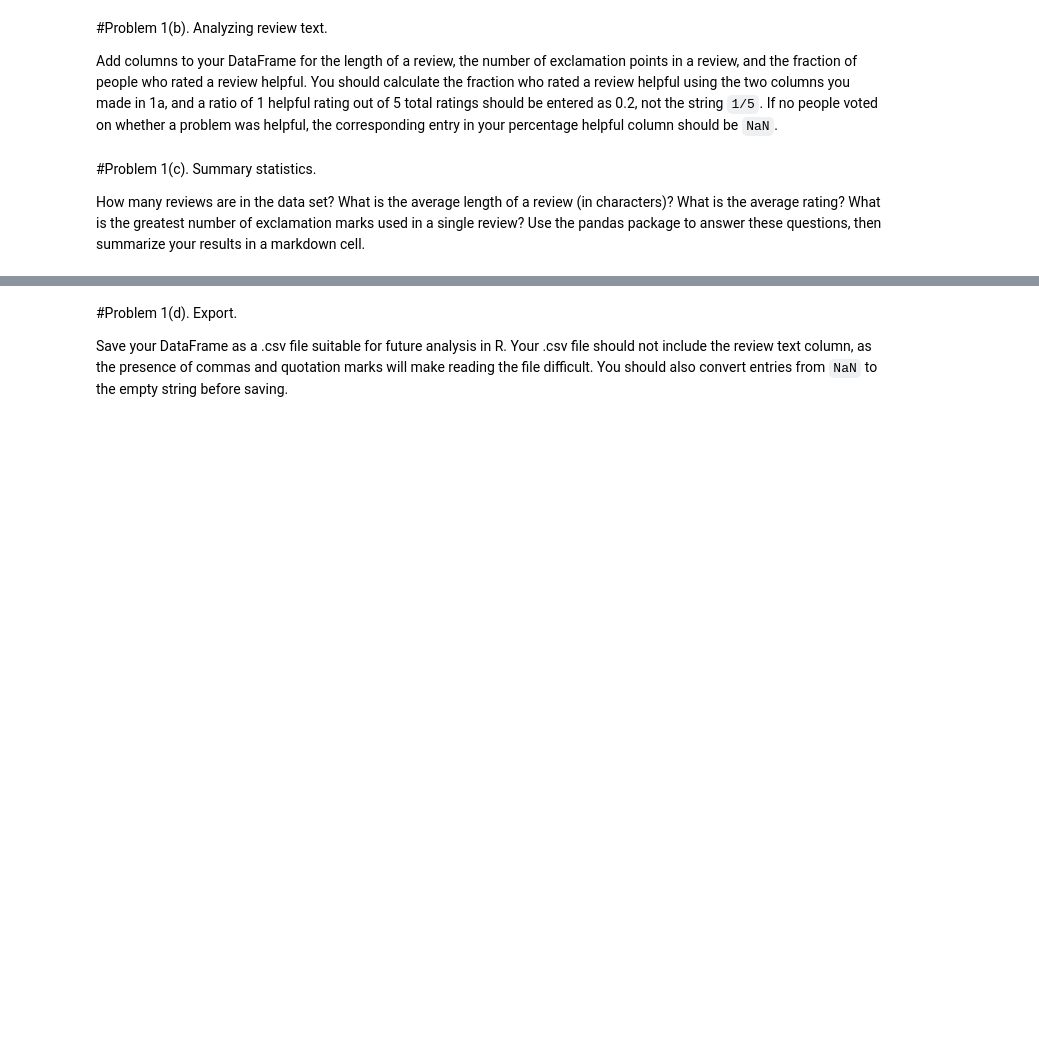
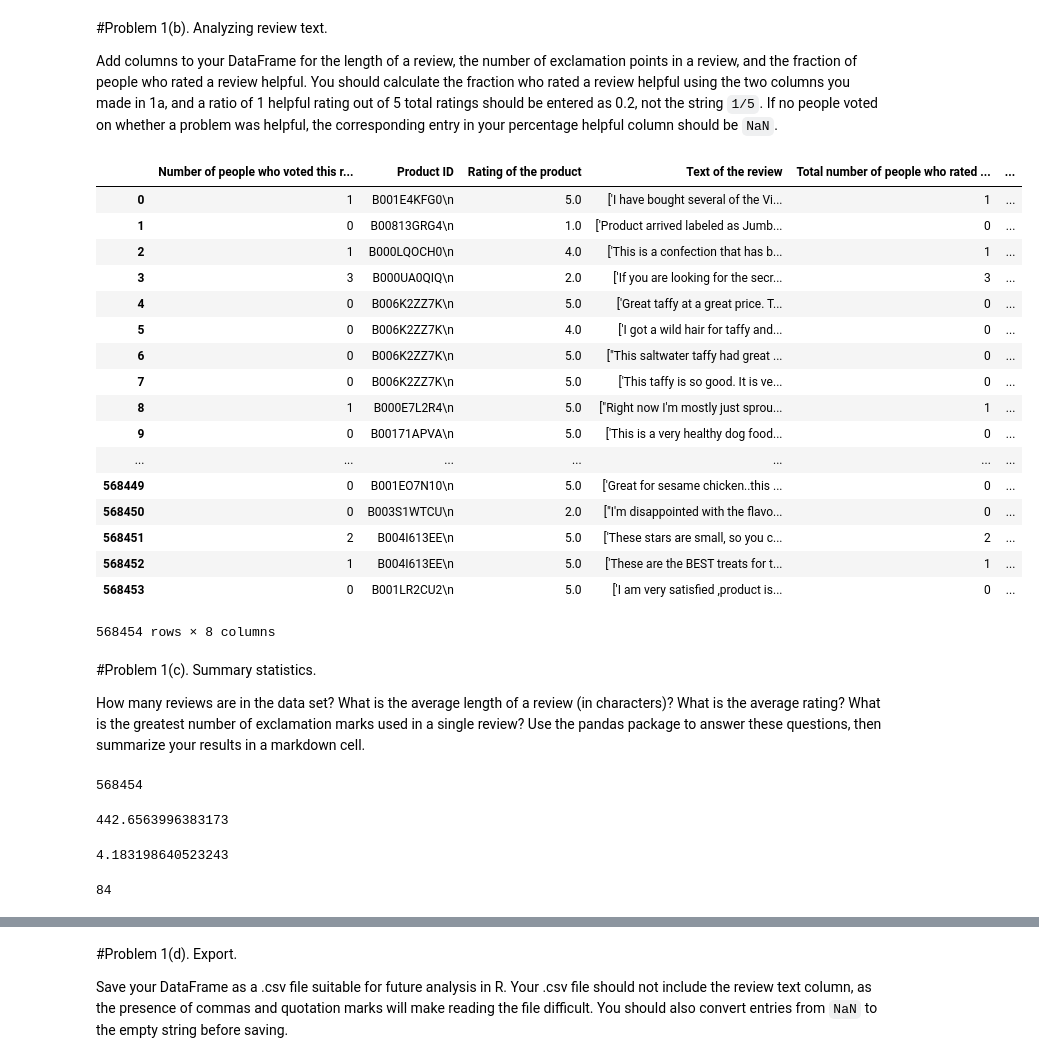
Before and after one commit to gizzidan/Analyze-Amazon-Reviews, a Jupyter notebook: assignment11_python.ipynb, the cells around one changed output, grey strips where cells are left out. Drawn from its saved outputs; the diff is of its cells as text; code cells hidden in the pictures; blank space fills up the shorter version.

````diff
--- a/assignment11_python.ipynb
+++ b/assignment11_python.ipynb
@@ -18,7 +66,54 @@ For the second and third of these, the information will be given in the file as
 #Problem 1(b).  Analyzing review text.
 
 Add columns to your DataFrame for the length of a review, the number of exclamation points in a review, and the fraction of people who rated a review helpful. You should calculate the fraction who rated a review helpful using the two columns you made in 1a, and a ratio of 1 helpful rating out of 5 total ratings should be entered as 0.2, not the string ```1/5```. If no people voted on whether a problem was helpful, the corresponding entry in your percentage helpful column should be ```NaN```.
+# %%
+length_of_review = [len(row) for row in food_df["Text of the review"]]
+food_df["Length of review in characters"] = length_of_review
+
+exclamation_count = [row.count('!') for row in food_df["Text of the review"]]
+food_df["Number of exclamation points"] = exclamation_count
+
+for row in food_df:
+    fraction = food_df['Number of people who voted this review helpful']/food_df['Total number of people who rated this review']
+
+food_df["Fraction of people who rated this review helpful"] = fraction
+food_df
+# %% [output]
+|  | Number of people who voted this r... | Product ID | Rating of the product | Text of the review | Total number of people who rated ... | ... |
+| 0 | 1 | B001E4KFG0\n | 5.0 | ['I have bought several of the Vi... | 1 | ... |
+| 1 | 0 | B00813GRG4\n | 1.0 | ['Product arrived labeled as Jumb... | 0 | ... |
+| 2 | 1 | B000LQOCH0\n | 4.0 | ['This is a confection that has b... | 1 | ... |
+| 3 | 3 | B000UA0QIQ\n | 2.0 | ['If you are looking for the secr... | 3 | ... |
+| 4 | 0 | B006K2ZZ7K\n | 5.0 | ['Great taffy at a great price. T... | 0 | ... |
+| 5 | 0 | B006K2ZZ7K\n | 4.0 | ['I got a wild hair for taffy and... | 0 | ... |
+| 6 | 0 | B006K2ZZ7K\n | 5.0 | ["This saltwater taffy had great ... | 0 | ... |
+| 7 | 0 | B006K2ZZ7K\n | 5.0 | ['This taffy is so good. It is ve... | 0 | ... |
+| 8 | 1 | B000E7L2R4\n | 5.0 | ["Right now I'm mostly just sprou... | 1 | ... |
+| 9 | 0 | B00171APVA\n | 5.0 | ['This is a very healthy dog food... | 0 | ... |
+| ... | ... | ... | ... | ... | ... | ... |
+| 568449 | 0 | B001EO7N10\n | 5.0 | ['Great for sesame chicken..this ... | 0 | ... |
+| 568450 | 0 | B003S1WTCU\n | 2.0 | ["I'm disappointed with the flavo... | 0 | ... |
+| 568451 | 2 | B004I613EE\n | 5.0 | ['These stars are small, so you c... | 2 | ... |
+| 568452 | 1 | B004I613EE\n | 5.0 | ['These are the BEST treats for t... | 1 | ... |
+| 568453 | 0 | B001LR2CU2\n | 5.0 | ['I am very satisfied ,product is... | 0 | ... |
+568454 rows × 8 columns
 # %% [markdown]
 #Problem 1(c).  Summary statistics.
 
 How many reviews are in the data set?  What is the average length of a review (in characters)?  What is the average rating?  What is the greatest number of exclamation marks used in a single review?  Use the pandas package to answer these questions, then summarize your results in a markdown cell.
+# %%
+print(num_read)
+# %% [output]
+568454
+# %%
+np.mean(food_df["Length of review in characters"])
+# %% [output]
+442.6563996383173
+# %%
+np.mean(food_df["Rating of the product"])
+# %% [output]
+4.183198640523243
+# %%
+max(food_df["Number of exclamation points"])
+# %% [output]
+84
````
Also changed, not shown: parts of 3 cells of this notebook, 1 other file.
